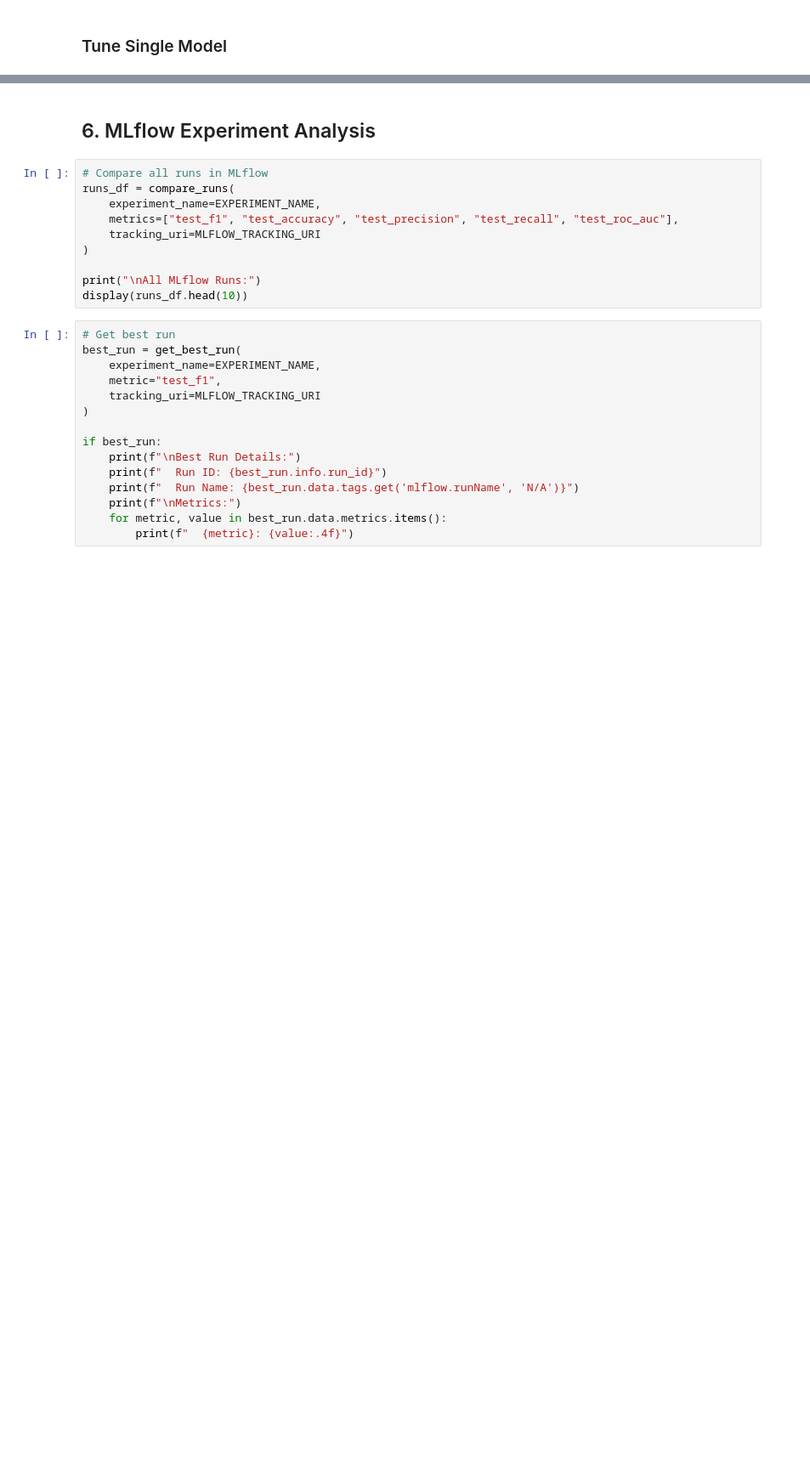
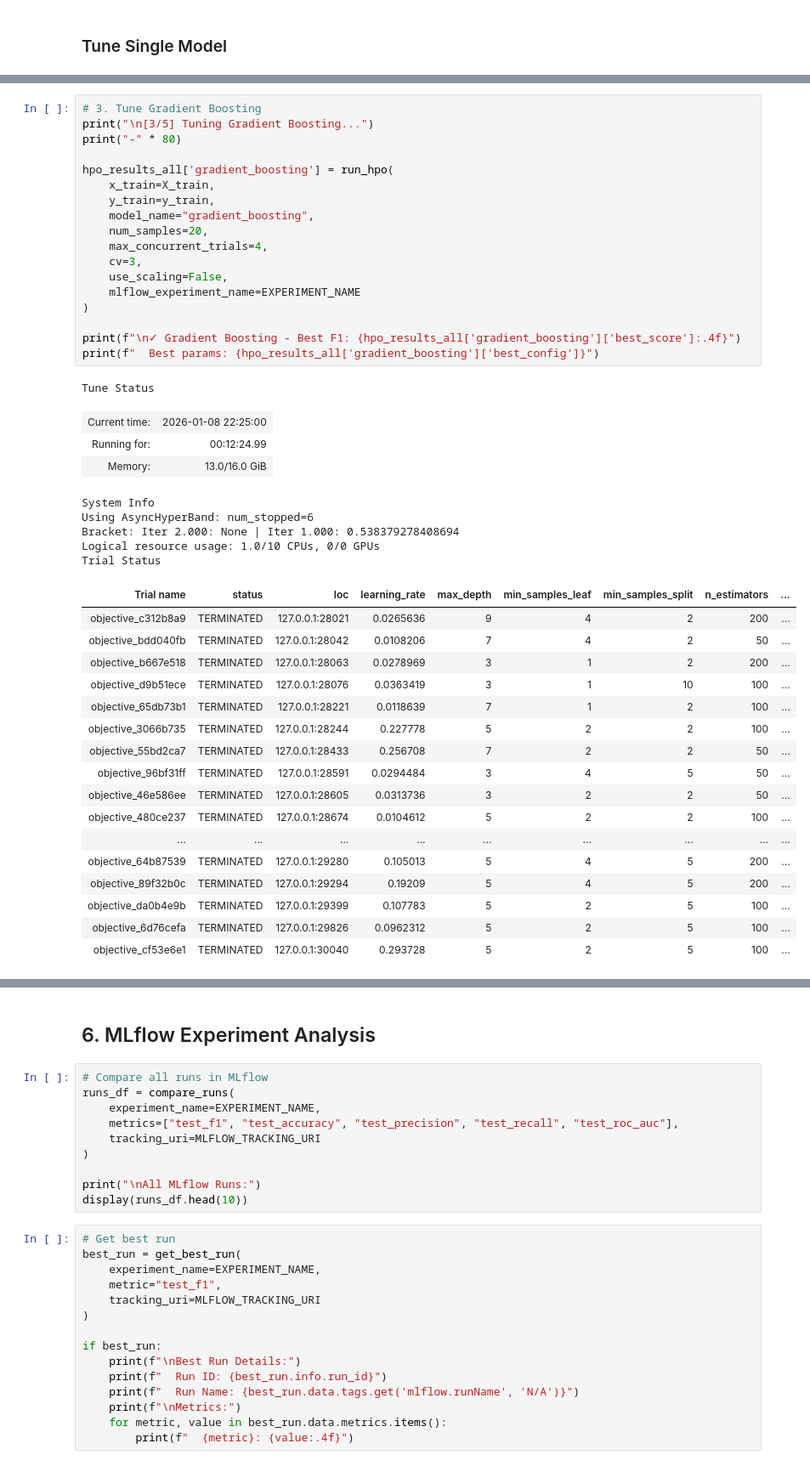
Before and after one commit to mykh74/mediwatch, a Jupyter notebook: notebooks/02_model_training.ipynb, the cells around one changed output, grey strips where cells are left out. Shown at 85% size. Saved outputs shown, nothing was run; the diff lists cells and outputs as text; blank space fills up the shorter version.

```diff
--- a/notebooks/02_model_training.ipynb
+++ b/notebooks/02_model_training.ipynb
@@ -281,0 +695,45 @@ print("Multiple model tuning skipped (uncomment to run)")
+# %%
+# 3. Tune Gradient Boosting
+print("\n[3/5] Tuning Gradient Boosting...")
+print("-" * 80)
+
+hpo_results_all['gradient_boosting'] = run_hpo(
+    x_train=X_train,
+    y_train=y_train,
+    model_name="gradient_boosting",
+    num_samples=20,
+    max_concurrent_trials=4,
+    cv=3,
+    use_scaling=False,
+    mlflow_experiment_name=EXPERIMENT_NAME
+)
+
+print(f"\n✓ Gradient Boosting - Best F1: {hpo_results_all['gradient_boosting']['best_score']:.4f}")
+print(f"  Best params: {hpo_results_all['gradient_boosting']['best_config']}")
+# %% [output]
+Tune Status
+| Current time: | 2026-01-08 22:25:00 |
+| Running for: | 00:12:24.99 |
+| Memory: | 13.0/16.0 GiB |
+System Info
+Using AsyncHyperBand: num_stopped=6
+Bracket: Iter 2.000: None | Iter 1.000: 0.538379278408694
+Logical resource usage: 1.0/10 CPUs, 0/0 GPUs
+Trial Status
+| Trial name | status | loc | learning_rate | max_depth | min_samples_leaf | min_samples_split | n_estimators | ... |
+| objective_c312b8a9 | TERMINATED | 127.0.0.1:28021 | 0.0265636 | 9 | 4 | 2 | 200 | ... |
+| objective_bdd040fb | TERMINATED | 127.0.0.1:28042 | 0.0108206 | 7 | 4 | 2 | 50 | ... |
+| objective_b667e518 | TERMINATED | 127.0.0.1:28063 | 0.0278969 | 3 | 1 | 2 | 200 | ... |
+| objective_d9b51ece | TERMINATED | 127.0.0.1:28076 | 0.0363419 | 3 | 1 | 10 | 100 | ... |
+| objective_65db73b1 | TERMINATED | 127.0.0.1:28221 | 0.0118639 | 7 | 1 | 2 | 100 | ... |
+| objective_3066b735 | TERMINATED | 127.0.0.1:28244 | 0.227778 | 5 | 2 | 2 | 100 | ... |
+| objective_55bd2ca7 | TERMINATED | 127.0.0.1:28433 | 0.256708 | 7 | 2 | 2 | 50 | ... |
+| objective_96bf31ff | TERMINATED | 127.0.0.1:28591 | 0.0294484 | 3 | 4 | 5 | 50 | ... |
+| objective_46e586ee | TERMINATED | 127.0.0.1:28605 | 0.0313736 | 3 | 2 | 2 | 50 | ... |
+| objective_480ce237 | TERMINATED | 127.0.0.1:28674 | 0.0104612 | 5 | 2 | 2 | 100 | ... |
+| ... | ... | ... | ... | ... | ... | ... | ... | ... |
+| objective_64b87539 | TERMINATED | 127.0.0.1:29280 | 0.105013 | 5 | 4 | 5 | 200 | ... |
+| objective_89f32b0c | TERMINATED | 127.0.0.1:29294 | 0.19209 | 5 | 4 | 5 | 200 | ... |
+| objective_da0b4e9b | TERMINATED | 127.0.0.1:29399 | 0.107783 | 5 | 2 | 5 | 100 | ... |
+| objective_6d76cefa | TERMINATED | 127.0.0.1:29826 | 0.0962312 | 5 | 2 | 5 | 100 | ... |
+| objective_cf53e6e1 | TERMINATED | 127.0.0.1:30040 | 0.293728 | 5 | 2 | 5 | 100 | ... |
```
Also changed, not shown: parts of 44 cells of this notebook, 12 other files.
